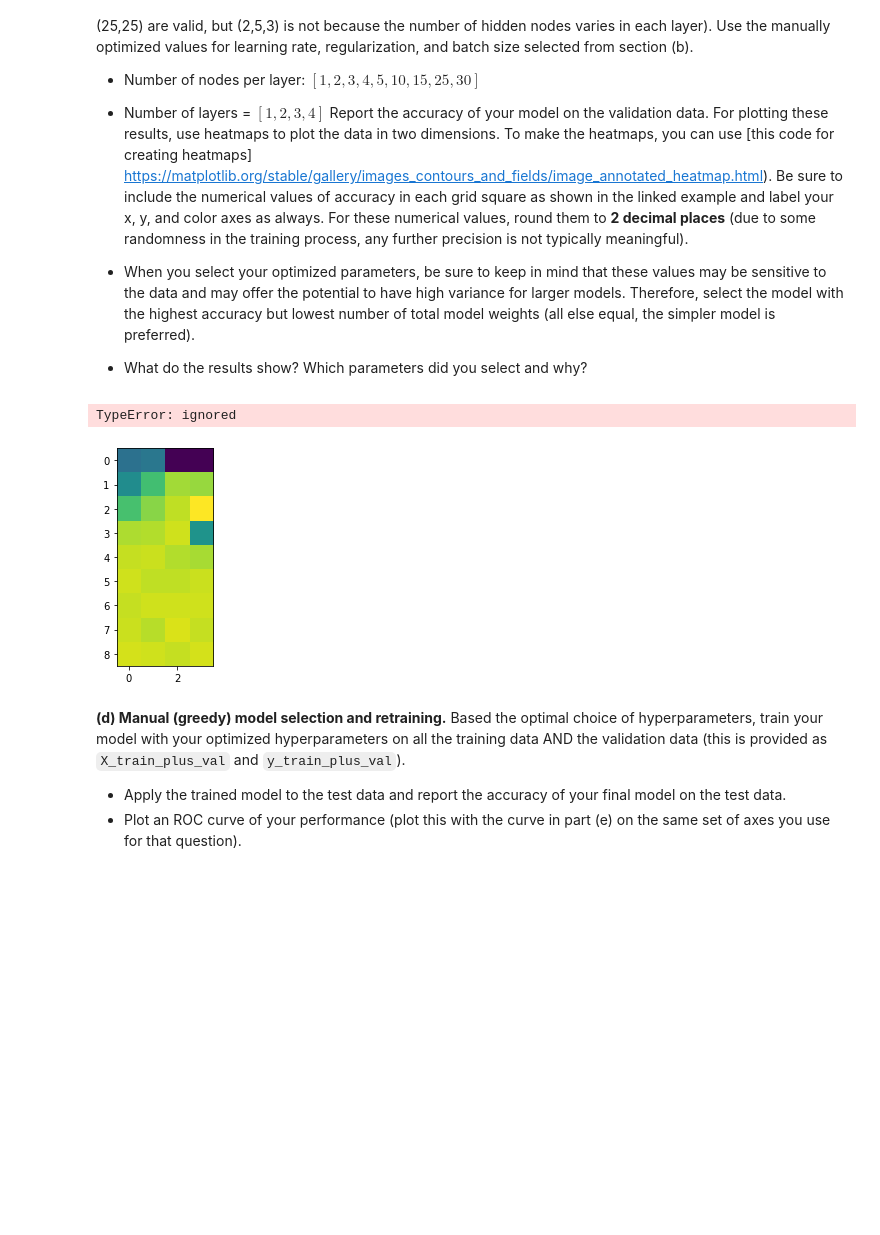
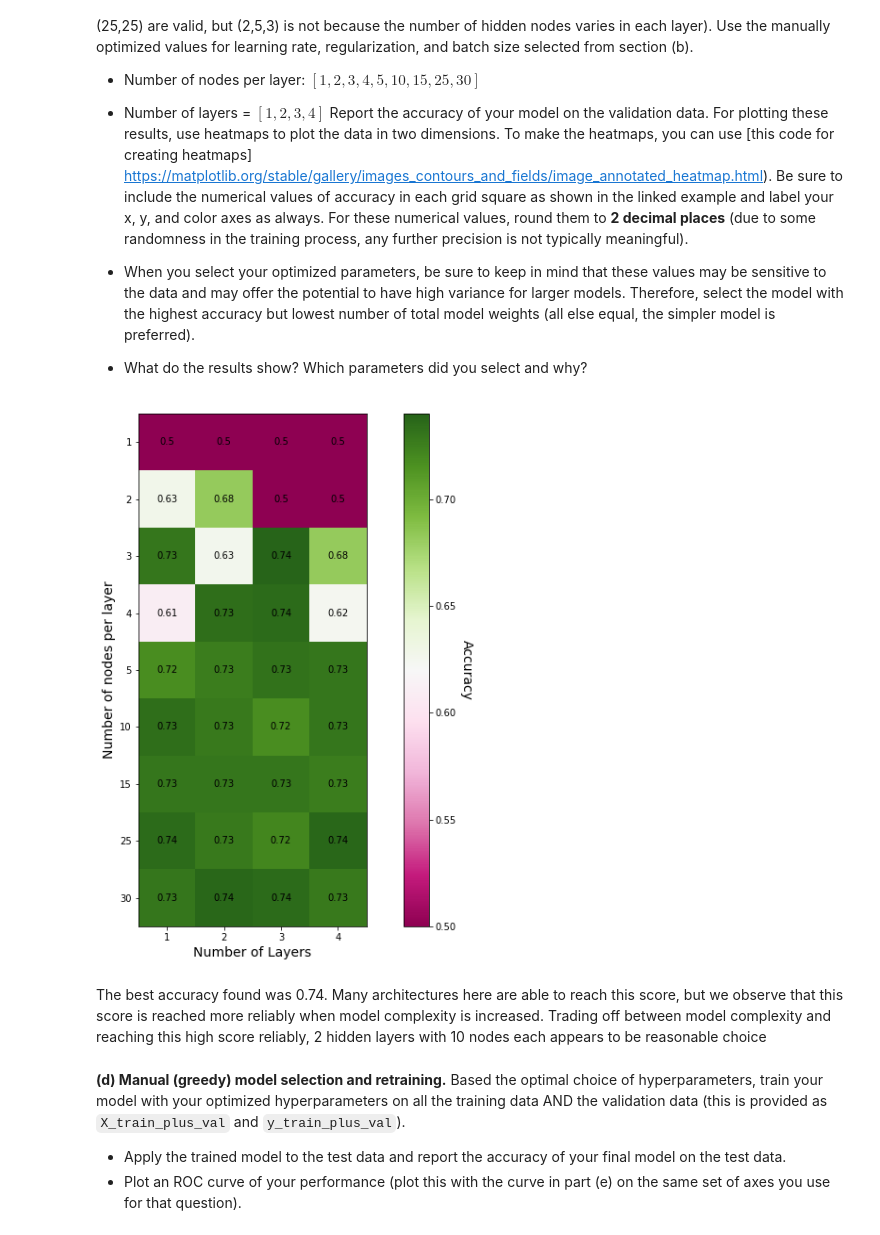
Before and after one commit to satvikk/ids705, a Jupyter notebook: assignments/Assignment_4.ipynb, the cells around one changed output. Cells and saved outputs as stored; diff of their text form; code cells hidden in the pictures; blank space fills up the shorter version.

```diff
--- a/assignments/Assignment_4.ipynb
+++ b/assignments/Assignment_4.ipynb
@@ -303,7 +311,7 @@ def mlp_trainplot2(x, y, n_hl, hls):
                        solver="sgd", max_iter=500, n_iter_no_change = 1000, activation = 'relu',
                        early_stopping = False, tol = 1e-5)
     model.fit(x, y)
-    return model.score(X_test, y_test)
+    return model.score(X_val, y_val)
 
 heat = np.zeros((9,4))
 n_hl_l = [1,2,3,4]
@@ -312,28 +320,26 @@ hls_l = [1,2,3,4,5,10,15,25,30]
 for i,n_hl in enumerate(n_hl_l):
     for j,hls in enumerate(hls_l):
         heat[j,i] = mlp_trainplot2(X_train, y_train, n_hl, hls)
-# %%
-
-fig, ax = plt.subplots()
-im = ax.imshow(heat)
-
-ax.set_xticks(ticks=range(4), labels=n_hl_l)
-ax.set_yticks(ticks=range(9), labels=hls_l)
-
-# Rotate the tick labels and set their alignment.
-
-# Loop over data dimensions and create text annotations.
-for i in range(len(n_hl_l)):
-    for j in range(len(hls_l)):
-        text = ax.text(j, i, heat[i, j],
-                       ha="center", va="center", color="w")
-
-ax.set_title("Accuracies across architectures")
-fig.tight_layout()
-plt.show()
-# %% [output]
-TypeError: ignored
-[figure, removed]
+# %%
+fig, ax = plt.subplots(figsize = (14,10))
+im = ax.imshow(heat, cmap= "PiYG")
+for j in range(len(n_hl_l)):
+    for i in range(len(hls_l)):
+        text = ax.text(j, i, round(heat[i, j], 2),
+                       ha="center", va="center", color="black")
+cbar = ax.figure.colorbar(im, ax=ax)
+cbar.ax.set_ylabel("Accuracy", rotation=-90, va="bottom", fontsize=14)
+ax.set_xticks(range(4))
+ax.set_yticks(range(len(hls_l)))
+ax.set_xticklabels(n_hl_l)
+ax.set_yticklabels(hls_l)
+ax.set_xlabel("Number of Layers", fontsize=14)
+ax.set_ylabel("Number of nodes per layer", fontsize=14)
+None
+# %% [output]
+[figure, added]
+# %% [markdown]
+The best accuracy found was 0.74. Many architectures here are able to reach this score, but we observe that this score is reached more reliably when model complexity is increased. Trading off between model complexity and reaching this high score reliably, 2 hidden layers with 10 nodes each appears to be reasonable choice
 # %% [markdown]
 **(d) Manual (greedy) model selection and retraining.** Based the optimal choice of hyperparameters, train your model with your optimized hyperparameters on all the training data AND the validation data (this is provided as `X_train_plus_val` and `y_train_plus_val`).
 - Apply the trained model to the test data and report the accuracy of your final model on the test data.
```
Also changed, not shown: parts of 28 cells of this notebook, 2 other files.
